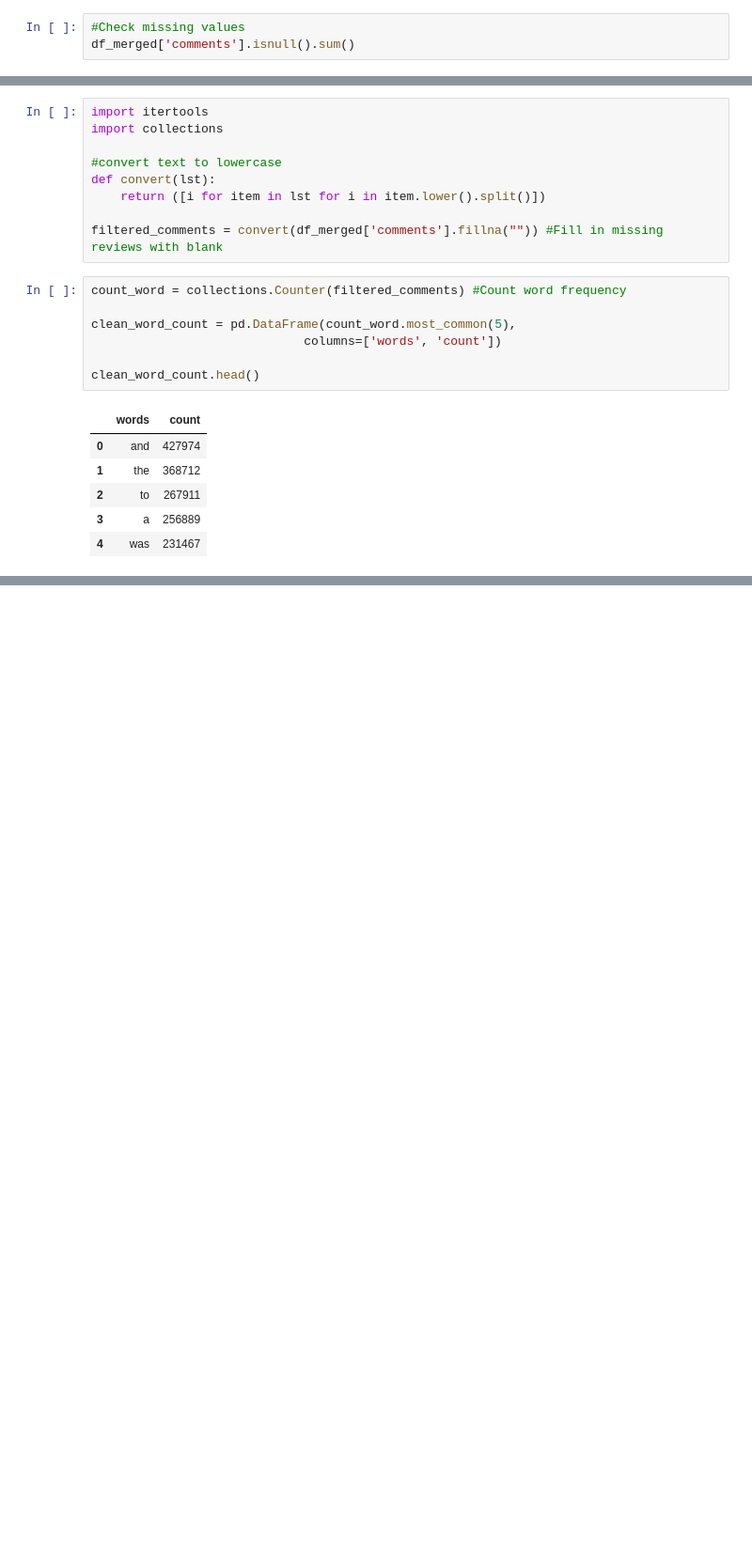
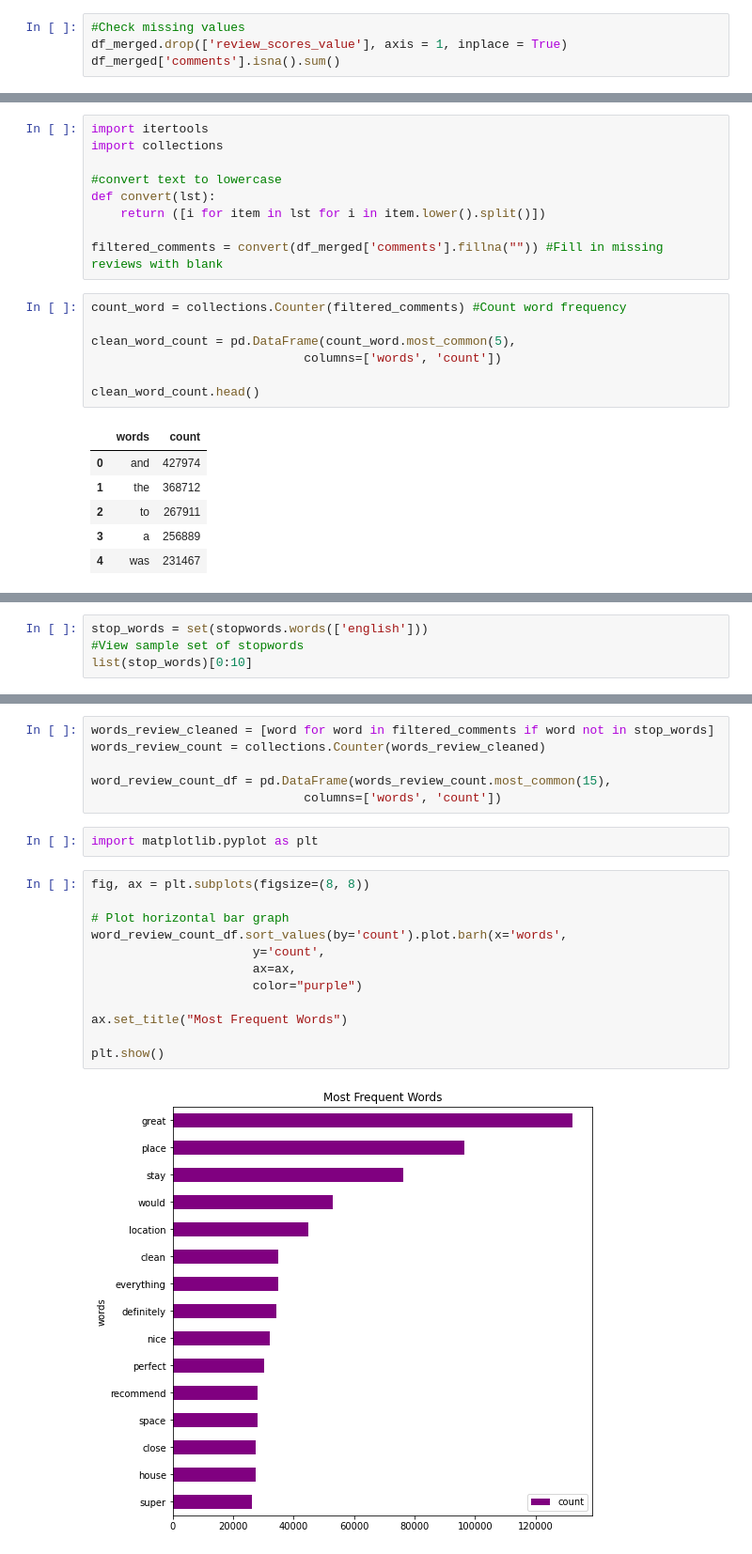
Before and after one commit to yobeze/AirBnb-Profit_Model, a Jupyter notebook: nlp_testing.ipynb, the cells around one changed output, grey strips where cells are left out. Shown at 94% size. Cells and saved outputs as stored; diff of their text form; blank space fills up the shorter version.

```diff
--- a/nlp_testing.ipynb
+++ b/nlp_testing.ipynb
@@ -93,6 +93,7 @@ df_merged.head()
 # %%
 #Check missing values
-df_merged['comments'].isnull().sum()
+df_merged.drop(['review_scores_value'], axis = 1, inplace = True)
+df_merged['comments'].isna().sum()
 # %% [output]
 134
 # %%
@@ -191,0 +130,4 @@ KeyboardInterrupt:
+# %%
+stop_words = set(stopwords.words(['english']))
+#View sample set of stopwords
+list(stop_words)[0:10]
@@ -191,0 +145,22 @@ KeyboardInterrupt:
+# %%
+words_review_cleaned = [word for word in filtered_comments if word not in stop_words]
+words_review_count = collections.Counter(words_review_cleaned)
+
+word_review_count_df = pd.DataFrame(words_review_count.most_common(15),
+                             columns=['words', 'count'])
+# %%
+import matplotlib.pyplot as plt
+# %%
+fig, ax = plt.subplots(figsize=(8, 8))
+
+# Plot horizontal bar graph
+word_review_count_df.sort_values(by='count').plot.barh(x='words',
+                      y='count',
+                      ax=ax,
+                      color="purple")
+
+ax.set_title("Most Frequent Words")
+
+plt.show()
+# %% [output]
+[figure, added]
```
Also changed, not shown: parts of 29 cells of this notebook.
